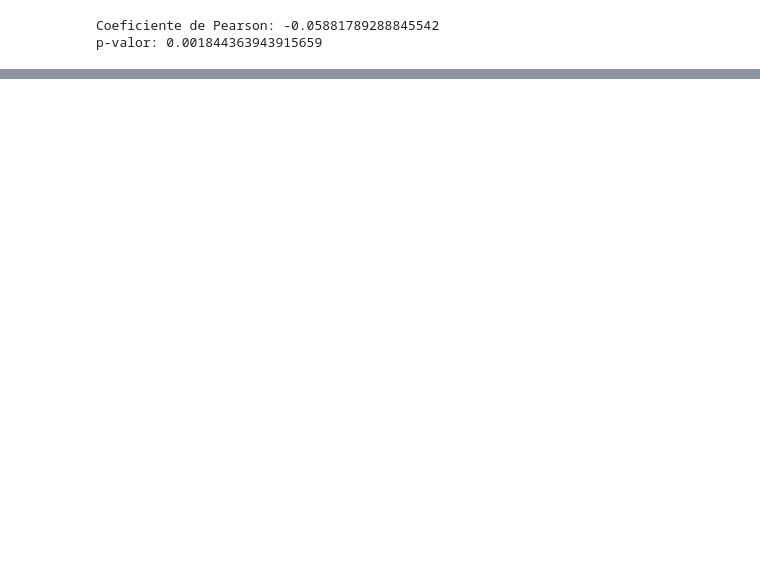
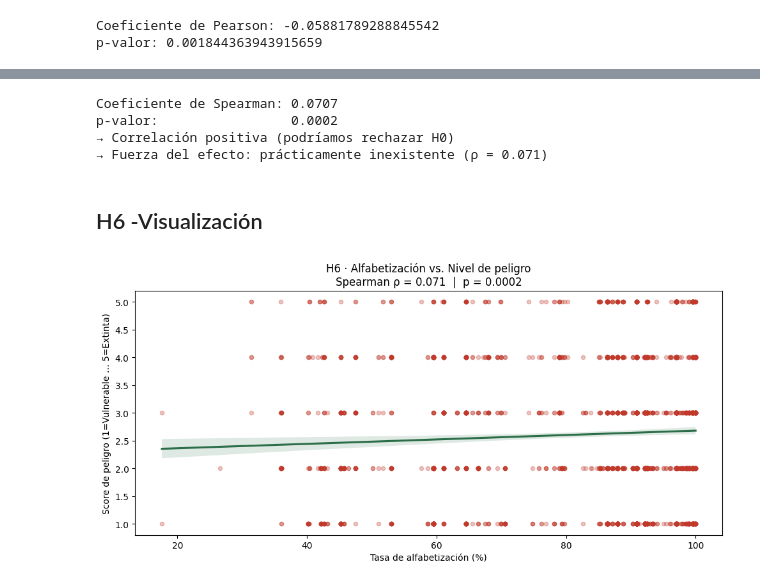
Before and after one commit to mrguezrodriguez/EDA_endangered_languages, a Jupyter notebook: main.ipynb, the cells around one changed output, grey strips where cells are left out. Drawn from its saved outputs; the diff is of its cells as text; code cells hidden in the pictures; blank space fills up the shorter version.

```diff
--- a/main.ipynb
+++ b/main.ipynb
@@ -907,0 +770,66 @@ Aunque visualmente Asia presenta una mayor variabilidad global en el número de
+# %%
+from scipy.stats import spearmanr
+
+df_h6 = df[['Literacy', 'endangerment_score']].dropna()
+
+df_h6['Literacy'] = (
+    df_h6['Literacy']
+    .astype(str)
+    .str.replace(',', '.')
+    .astype(float)
+)
+
+corr_h4, p_valor_h4 = spearmanr(df_h6['Literacy'], df_h6['endangerment_score'])
+
+print(f"Coeficiente de Spearman: {corr_h4:.4f}")
+print(f"p-valor:                 {p_valor_h4:.4f}")
+
+if p_valor < 0.05:
+    direction = "negativa" if corr < 0 else "positiva"
+
+    if abs(corr) < 0.1:
+        fuerza = "prácticamente inexistente"
+    elif abs(corr) < 0.3:
+        fuerza = "débil"
+    elif abs(corr) < 0.5:
+        fuerza = "moderada"
+    else:
+        fuerza = "fuerte"
+
+    print(f"→ Correlación {direction} (podríamos rechazar H0)")
+    print(f"→ Fuerza del efecto: {fuerza} (ρ = {corr:.3f})")
+else:
+    print("→ No hay evidencia suficiente para rechazar H0")
+# %% [output]
+Coeficiente de Spearman: 0.0707
+p-valor:                 0.0002
+→ Correlación positiva (podríamos rechazar H0)
+→ Fuerza del efecto: prácticamente inexistente (ρ = 0.071)
+# %% [markdown]
+## H6 -Visualización
+# %%
+fig, ax = plt.subplots(figsize=(10, 5))
+
+sns.regplot(
+    data=df_h6,
+    x='Literacy',
+    y='endangerment_score',
+    scatter_kws={'alpha': 0.3, 's': 20, 'color': '#c0392b'},
+    line_kws={'color': '#2c6e49'},
+    ax=ax
+)
+
+ax.set_xlabel('Tasa de alfabetización (%)')
+ax.set_ylabel('Score de peligro (1=Vulnerable … 5=Extinta)')
+ax.set_title(
+    f'H6 · Alfabetización vs. Nivel de peligro\nSpearman ρ = {corr_h4:.3f}  |  p = {p_valor_h4:.4f}',
+    fontsize=12
+)
+
+plt.tight_layout()
+plt.savefig("src/img/H6-2.png",
+            dpi=300,
+            bbox_inches="tight")
+plt.show()
+# %% [output]
+[figure, added]
```
Also changed, not shown: parts of 107 cells of this notebook, 4 other files.
